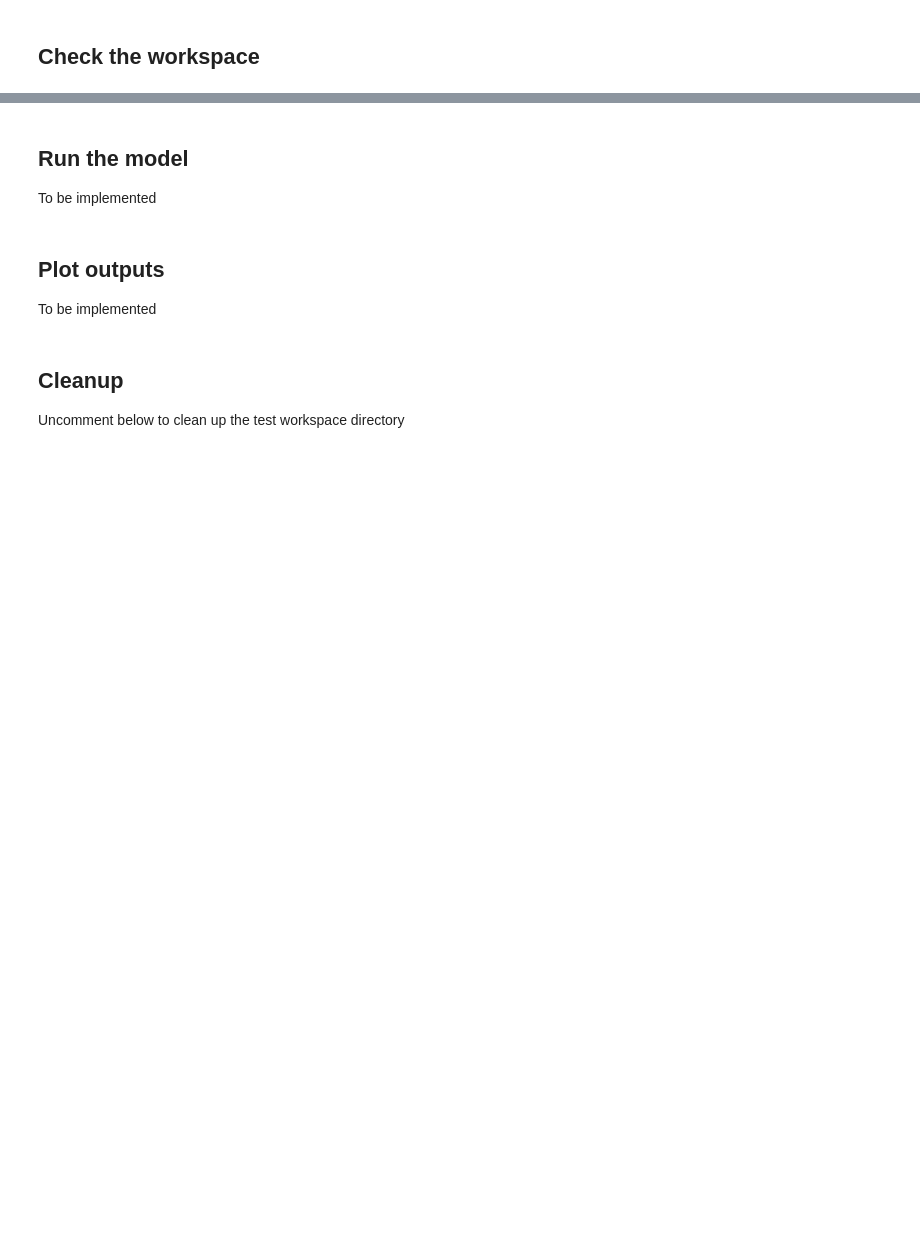
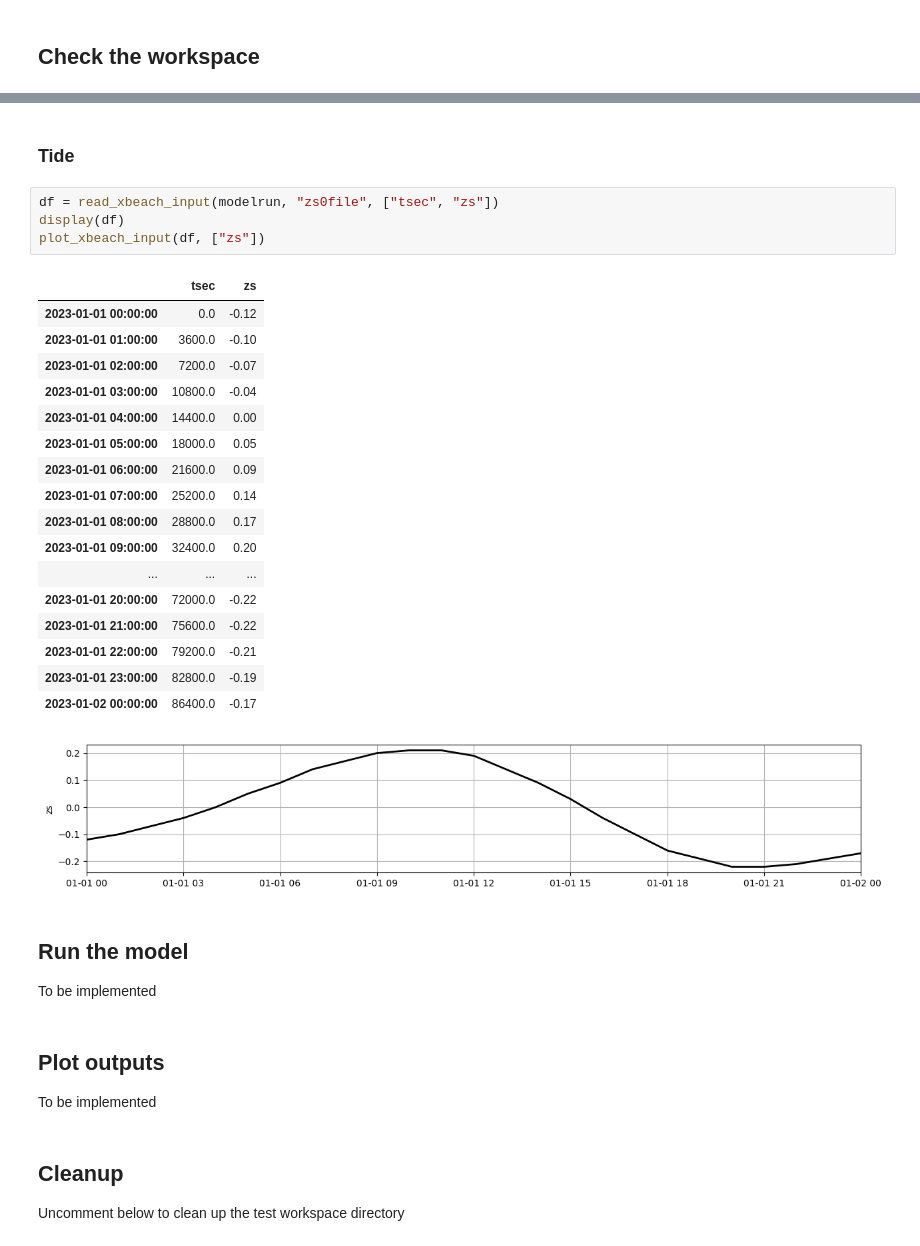
Before and after one commit to rom-py/rompy-notebooks, a Jupyter notebook: notebooks/xbeach/example_declarative.ipynb, the cells around one changed output, grey strips where cells are left out. Saved outputs shown, nothing was run; the diff lists cells and outputs as text; blank space fills up the shorter version.

```diff
--- a/notebooks/xbeach/example_declarative.ipynb
+++ b/notebooks/xbeach/example_declarative.ipynb
@@ -118,3 +193,28 @@ zs
+# %% [markdown]
+### Tide
+# %%
+df = read_xbeach_input(modelrun, "zs0file", ["tsec", "zs"])
+display(df)
+plot_xbeach_input(df, ["zs"])
+# %% [output]
+|  | tsec | zs |
+| 2023-01-01 00:00:00 | 0.0 | -0.12 |
+| 2023-01-01 01:00:00 | 3600.0 | -0.10 |
+| 2023-01-01 02:00:00 | 7200.0 | -0.07 |
+| 2023-01-01 03:00:00 | 10800.0 | -0.04 |
+| 2023-01-01 04:00:00 | 14400.0 | 0.00 |
+| 2023-01-01 05:00:00 | 18000.0 | 0.05 |
+| 2023-01-01 06:00:00 | 21600.0 | 0.09 |
+| 2023-01-01 07:00:00 | 25200.0 | 0.14 |
+| 2023-01-01 08:00:00 | 28800.0 | 0.17 |
+| 2023-01-01 09:00:00 | 32400.0 | 0.20 |
+| ... | ... | ... |
+| 2023-01-01 20:00:00 | 72000.0 | -0.22 |
+| 2023-01-01 21:00:00 | 75600.0 | -0.22 |
+| 2023-01-01 22:00:00 | 79200.0 | -0.21 |
+| 2023-01-01 23:00:00 | 82800.0 | -0.19 |
+| 2023-01-02 00:00:00 | 86400.0 | -0.17 |
+[figure, added]
 # %% [markdown]
 ## Run the model
 
```
Also changed, not shown: parts of 14 cells of this notebook, 1 other file.
